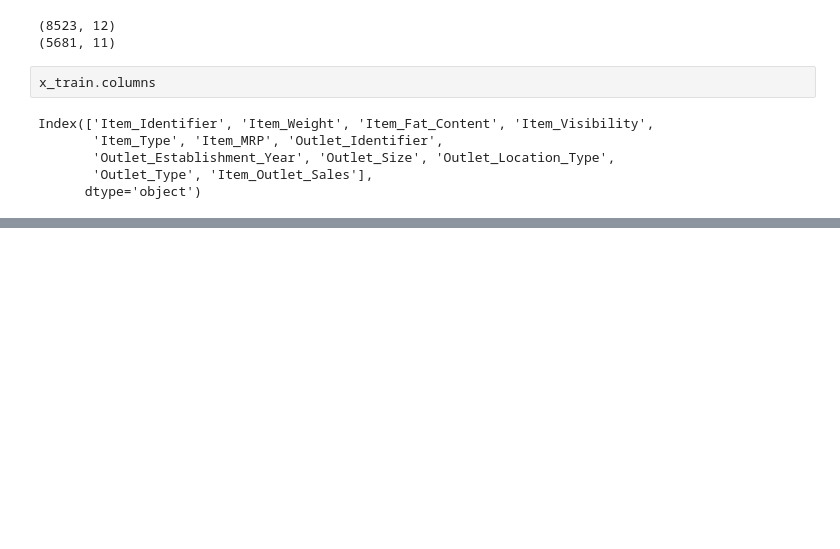
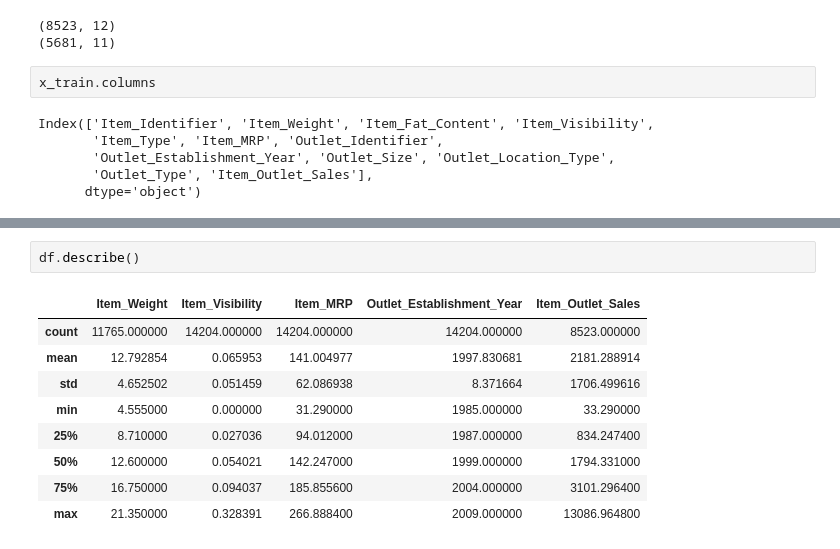
Before and after one commit to x-Rahul/Machine-Learning-and-Ai, a Jupyter notebook: Bigmart Sales/bigmartsales.ipynb, the cells around one changed output, grey strips where cells are left out. Cells and saved outputs as stored; diff of their text form; blank space fills up the shorter version.

```diff
--- a/Bigmart Sales/bigmartsales.ipynb
+++ b/Bigmart Sales/bigmartsales.ipynb
@@ -41,0 +60,12 @@ Index(['Item_Identifier', 'Item_Weight', 'Item_Fat_Content', 'Item_Visibility',
+# %%
+df.describe()
+# %% [output]
+|  | Item_Weight | Item_Visibility | Item_MRP | Outlet_Establishment_Year | Item_Outlet_Sales |
+| count | 11765.000000 | 14204.000000 | 14204.000000 | 14204.000000 | 8523.000000 |
+| mean | 12.792854 | 0.065953 | 141.004977 | 1997.830681 | 2181.288914 |
+| std | 4.652502 | 0.051459 | 62.086938 | 8.371664 | 1706.499616 |
+| min | 4.555000 | 0.000000 | 31.290000 | 1985.000000 | 33.290000 |
+| 25% | 8.710000 | 0.027036 | 94.012000 | 1987.000000 | 834.247400 |
+| 50% | 12.600000 | 0.054021 | 142.247000 | 1999.000000 | 1794.331000 |
+| 75% | 16.750000 | 0.094037 | 185.855600 | 2004.000000 | 3101.296400 |
+| max | 21.350000 | 0.328391 | 266.888400 | 2009.000000 | 13086.964800 |
```
Also changed, not shown: parts of 23 cells of this notebook.
